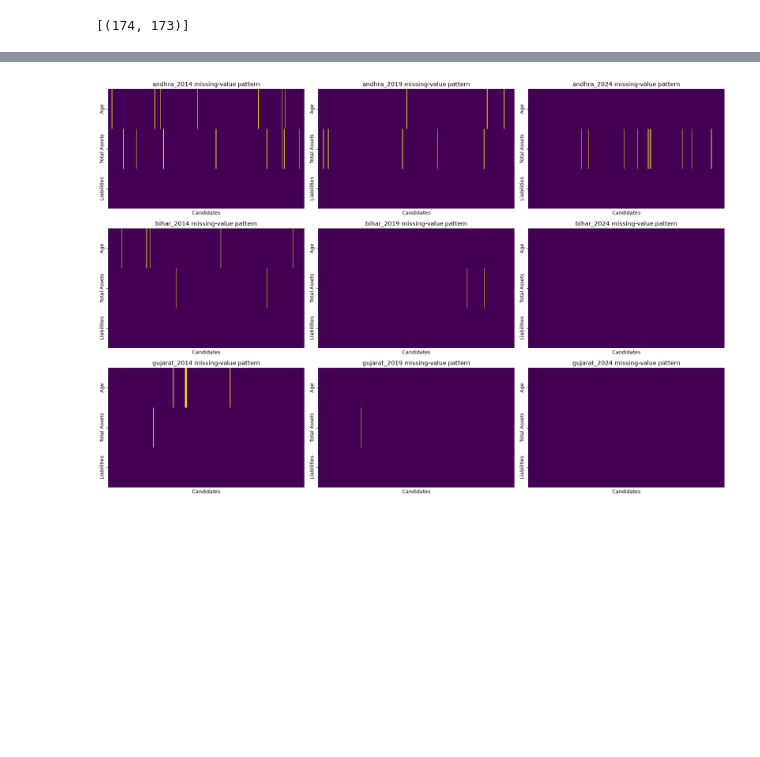
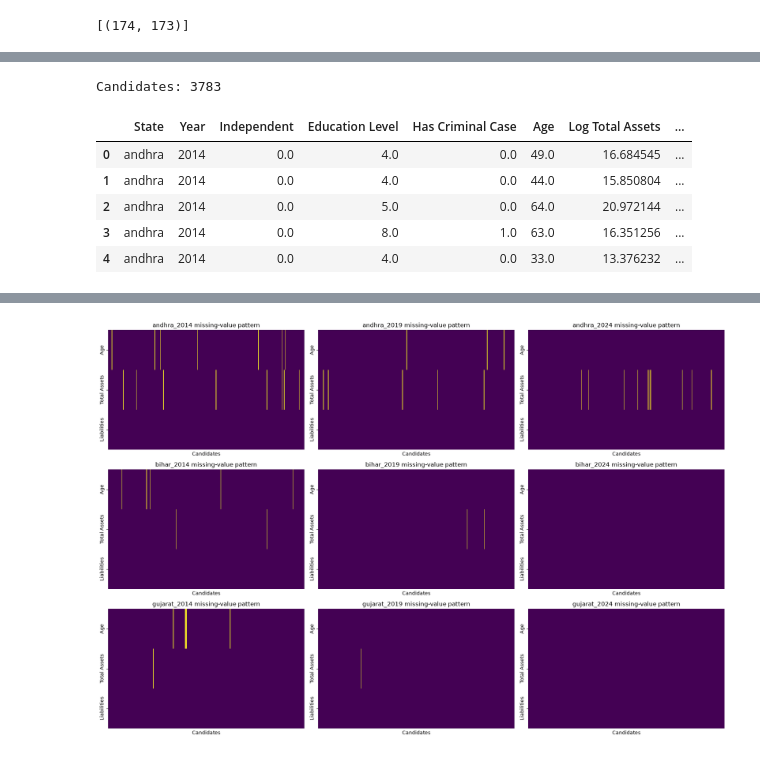
Before and after one commit to iitm-da25b007/MPs-assets, a Jupyter notebook: data_cleaning.ipynb, the cells around one changed output, grey strips where cells are left out. Cells and saved outputs as stored; diff of their text form; code cells hidden in the pictures; blank space fills up the shorter version.

```diff
--- a/data_cleaning.ipynb
+++ b/data_cleaning.ipynb
@@ -354,0 +538,50 @@ cleaned_frames['gujarat_2024'].drop(173, inplace=True)
+# %%
+EDUCATION_LEVELS = {
+    'Illiterate': 0,
+    'Literate': 1,
+    '5th Pass': 2,
+    '8th Pass': 3,
+    '10th Pass': 4,
+    '12th Pass': 5,
+    'Graduate': 6,
+    'Graduate Professional': 7,
+    'Post Graduate': 8,
+    'Doctorate': 9,
+}
+
+candidate_parts = []
+
+for input_path, source_frame in frames_by_file.items():
+    file_state, file_year_text = input_path.stem.rsplit('_', 1)
+    part = pd.DataFrame(index=source_frame.index)
+    part['State'] = file_state
+    part['Year'] = int(file_year_text)
+    part['Independent'] = source_frame['Party'].astype(str).str.strip().eq('IND').astype(float)
+    part['Education Level'] = source_frame['Education'].astype(str).str.strip().map(EDUCATION_LEVELS)
+    part['Has Criminal Case'] = pd.to_numeric(source_frame['Criminal Cases'], errors='coerce').gt(0).astype(float)
+
+    age_values = pd.to_numeric(source_frame['Age'], errors='coerce')
+    asset_values = pd.to_numeric(source_frame['Total Assets'], errors='coerce')
+    liability_values = pd.to_numeric(source_frame['Liabilities'], errors='coerce')
+
+    part['Age'] = age_values.mask(age_values.eq(-1))
+    part['Log Total Assets'] = np.log1p(asset_values.mask(asset_values.lt(0)))
+    part['Log Liabilities'] = np.log1p(liability_values.mask(liability_values.lt(0)))
+    part['Zero Liabilities'] = liability_values.eq(0).astype(float)
+
+    for column in MISSINGNESS_TARGET_COLUMNS:
+        part[f'{column} Missing'] = is_missing_value(source_frame[column], column).astype(int)
+
+    candidate_parts.append(part)
+
+candidates = pd.concat(candidate_parts, ignore_index=True)
+print(f'Candidates: {len(candidates)}')
+display(candidates.head())
+# %% [output]
+Candidates: 3783
+|  | State | Year | Independent | Education Level | Has Criminal Case | Age | Log Total Assets | ... |
+| 0 | andhra | 2014 | 0.0 | 4.0 | 0.0 | 49.0 | 16.684545 | ... |
+| 1 | andhra | 2014 | 0.0 | 4.0 | 0.0 | 44.0 | 15.850804 | ... |
+| 2 | andhra | 2014 | 0.0 | 5.0 | 0.0 | 64.0 | 20.972144 | ... |
+| 3 | andhra | 2014 | 0.0 | 8.0 | 1.0 | 63.0 | 16.351256 | ... |
+| 4 | andhra | 2014 | 0.0 | 4.0 | 0.0 | 33.0 | 13.376232 | ... |
```
Also changed, not shown: parts of 42 cells of this notebook, 1 other file.
